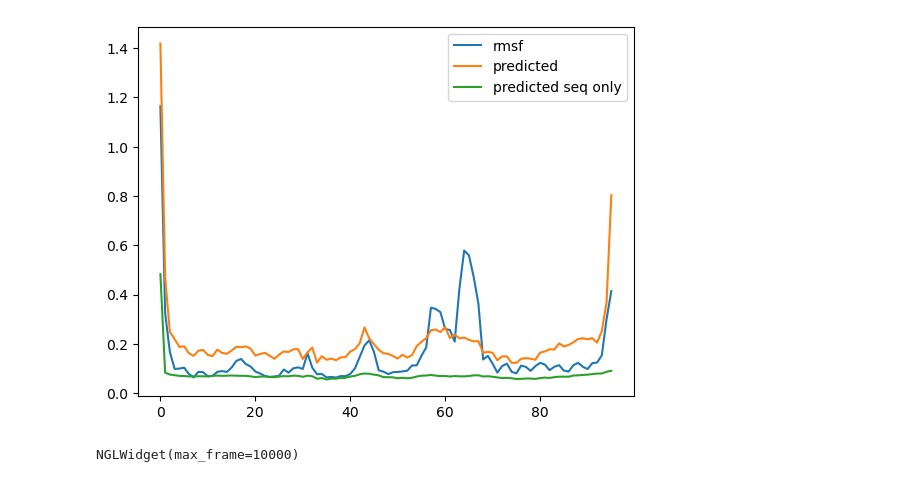
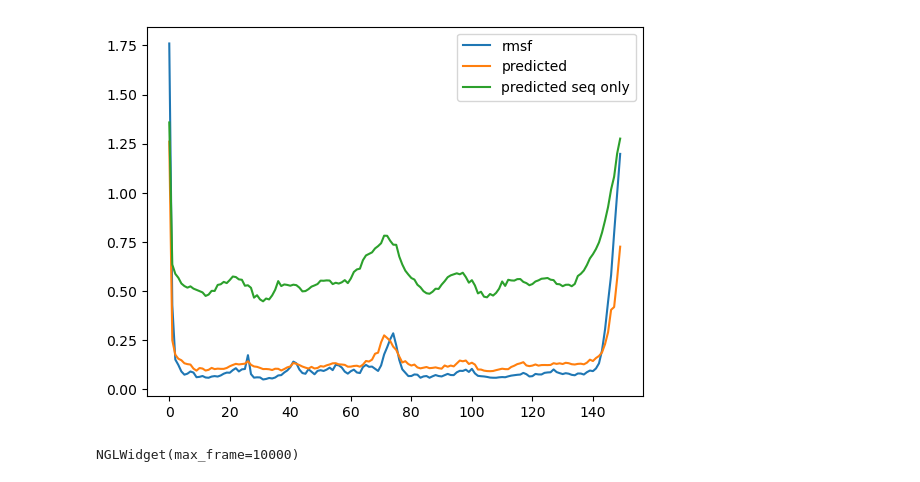
Before and after one commit to flatironinstitute/RocketSHP, a Jupyter notebook: notebooks/2.0_evaluate_model_atlas.ipynb, the cells around one changed output. Cells and saved outputs as stored; diff of their text form; code cells hidden in the pictures.

```diff
--- a/notebooks/2.0_evaluate_model_atlas.ipynb
+++ b/notebooks/2.0_evaluate_model_atlas.ipynb
@@ -18,8 +18,9 @@ from rocketshp.modeling.architectures import FlexibilityModel
 # %%
 config_file = "../configs/config.yml"
-# checkpoint_file = fmnew = "/mnt/home/ssledzieski/Projects/rocketshp/checkpoints/foldseek_0.2_split/model-epoch=14-train_loss=0.01.pt.ckpt"
+checkpoint_file = "/mnt/home/ssledzieski/Projects/rocketshp/checkpoints/foldseek_0.2_split/model-epoch=14-train_loss=0.01.pt.ckpt"
 # checkpoint_file = "/mnt/home/ssledzieski/Projects/rocketshp/checkpoints/foldseek_0.2_split_CA_loss/model-epoch=02-train_loss=2.68.pt.ckpt"
-checkpoint_file = "/mnt/home/ssledzieski/Projects/rocketshp/checkpoints/foldseek_0.2_split_CA_loss/model-epoch=07-train_loss=2.66.pt.ckpt"
+# checkpoint_file = "/mnt/home/ssledzieski/Projects/rocketshp/checkpoints/foldseek_0.2_split_CA_loss/model-epoch=07-train_loss=2.66.pt.ckpt"
+# checkpoint_file = "/mnt/home/ssledzieski/Projects/rocketshp/checkpoints/foldseek_0.2_split_sqformer/model-epoch=15-train_loss=13.01.pt.ckpt"
 
 PARAMS = config.DEFAULT_PARAMETERS
 PARAMS.update(OmegaConf.load(config_file))
@@ -38,13 +39,16 @@ logger.info(f"{len(adl.dataset)}, {len(adl.train_data)}, {len(adl.val_data)}, {l
 # %%
 model = FlexibilityModel.load_from_checkpoint(checkpoint_file, strict=False)
 # %%
-SAMPLE_I = 180
+DATA_SUBSET = adl.test_data
+# DATA_SUBSET = adl.val_data
+# DATA_SUBSET = adl.train_data
+SAMPLE_I = 192
 
 def normalize(x):
     return (x - x.mean()) / x.std()
 
-feats, labels = adl.test_data[SAMPLE_I]
-key = adl.dataset.samples[adl.test_data.indices[SAMPLE_I]]
+feats, labels = DATA_SUBSET[SAMPLE_I]
+key = adl.dataset.samples[DATA_SUBSET.indices[SAMPLE_I]]
 with torch.no_grad():
         both_result = model((feats["seq_feats"].unsqueeze(0), feats["struct_feats"].unsqueeze(0)))
         seqonly_result = model((feats["seq_feats"].unsqueeze(0), torch.zeros_like(feats["struct_feats"]).unsqueeze(0)))
@@ -82,4 +86,4 @@ plt.show()
-[figure, old version]
+[figure, new version]
 # %%
 pdb_code, rep = key.split("/")
 traj = md.load_xtc(config.RAW_DATA_DIR  / f"atlas/{pdb_code[:2]}/{pdb_code}_prod_{rep}_fit.xtc", top=config.RAW_DATA_DIR  / f"atlas/{pdb_code[:2]}/{pdb_code}.pdb")
```
Also changed, not shown: parts of 20 cells of this notebook, 16 other files.
